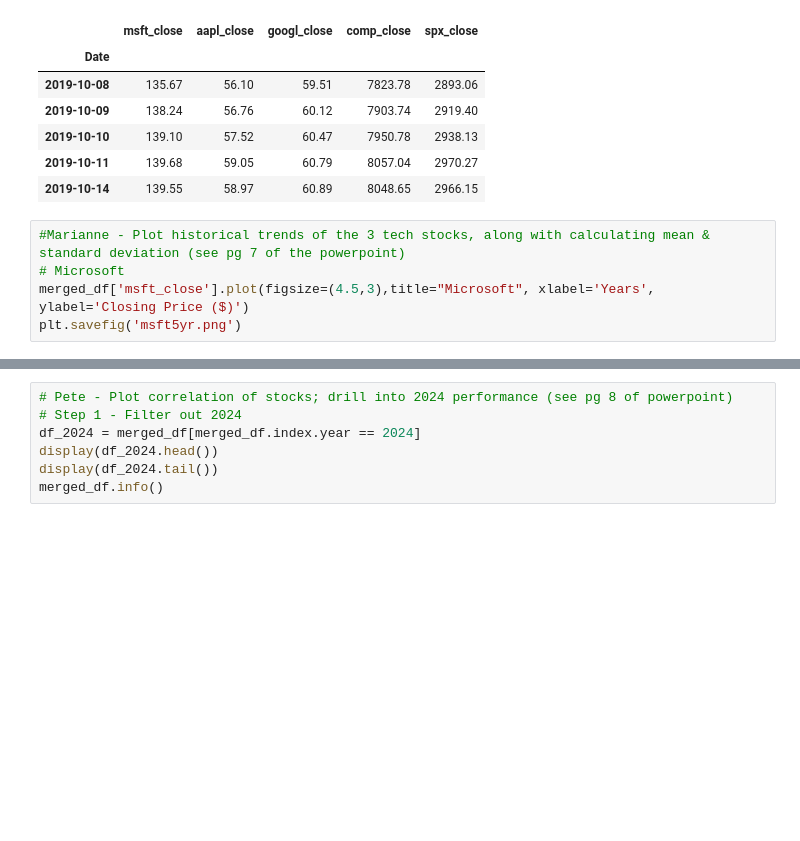
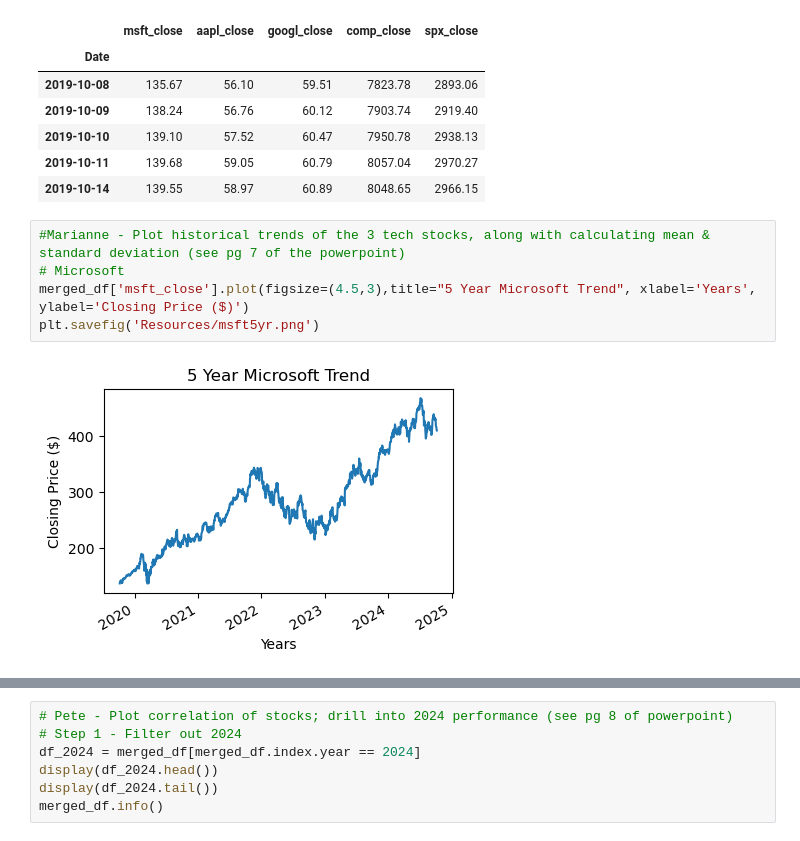
Before and after one commit to Pete1001/Tech_stock_analysis, a Jupyter notebook: Tech_stock_analysis.ipynb, the cells around one changed output, grey strips where cells are left out. Drawn from its saved outputs; the diff is of its cells as text; blank space fills up the shorter version.

```diff
--- a/Tech_stock_analysis.ipynb
+++ b/Tech_stock_analysis.ipynb
@@ -212,8 +232,10 @@ merged_df.head()
 # %%
 #Marianne - Plot historical trends of the 3 tech stocks, along with calculating mean & standard deviation (see pg 7 of the powerpoint)
 # Microsoft
-merged_df['msft_close'].plot(figsize=(4.5,3),title="Microsoft", xlabel='Years', ylabel='Closing Price ($)')
-plt.savefig('msft5yr.png')
+merged_df['msft_close'].plot(figsize=(4.5,3),title="5 Year Microsoft Trend", xlabel='Years', ylabel='Closing Price ($)')
+plt.savefig('Resources/msft5yr.png')
+# %% [output]
+[figure, added]
 # %%
 #Marianne - Plot historical trends of the 3 tech stocks, along with calculating mean & standard deviation (see pg 7 of the powerpoint)
 # AAPL
```
Also changed, not shown: parts of 31 cells of this notebook, 5 other files.
